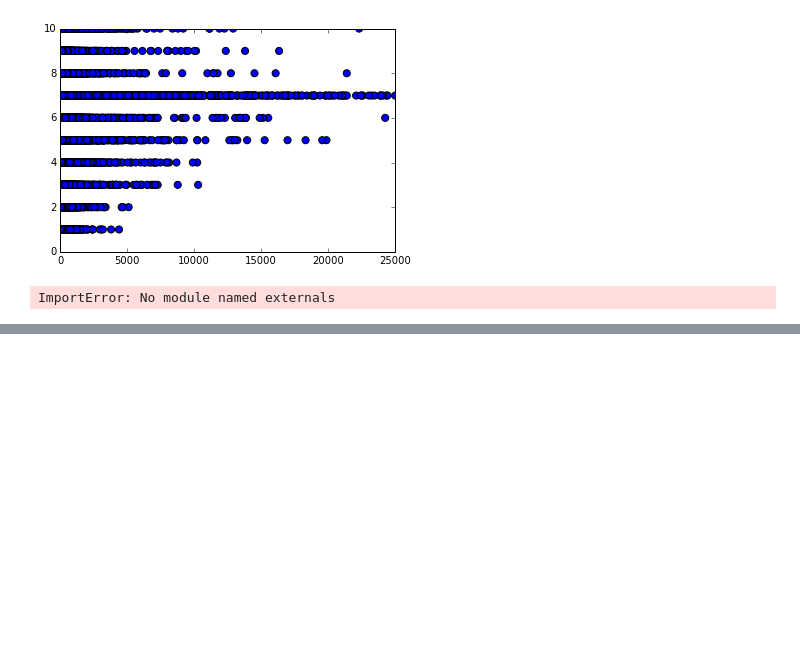
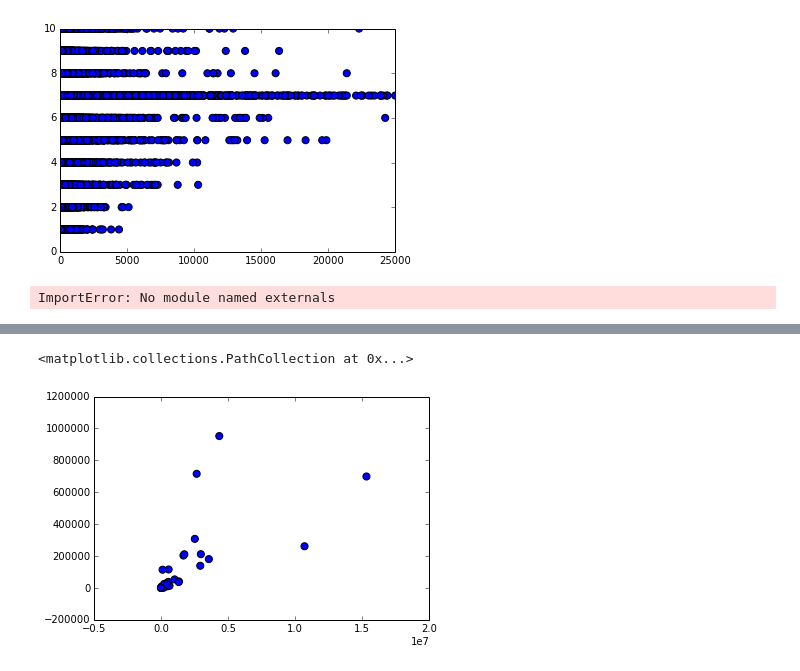
Before and after one commit to saurabh02/CDIPS_BakeryProject, a Jupyter notebook: simple_cluster_july21.ipynb, the cells around one changed output, grey strips where cells are left out. Saved outputs shown, nothing was run; the diff lists cells and outputs as text; code cells hidden in the pictures; blank space fills up the shorter version.

```diff
--- a/simple_cluster_july21.ipynb
+++ b/simple_cluster_july21.ipynb
@@ -96,0 +139,5 @@ ImportError: No module named externals
+# %%
+plt.scatter(product_group['Venta_hoy'], product_group['Demanda_uni_equil'], s=50)
+# %% [output]
+<matplotlib.collections.PathCollection at 0x...>
+[figure, added]
```
Also changed, not shown: parts of 7 cells of this notebook.
